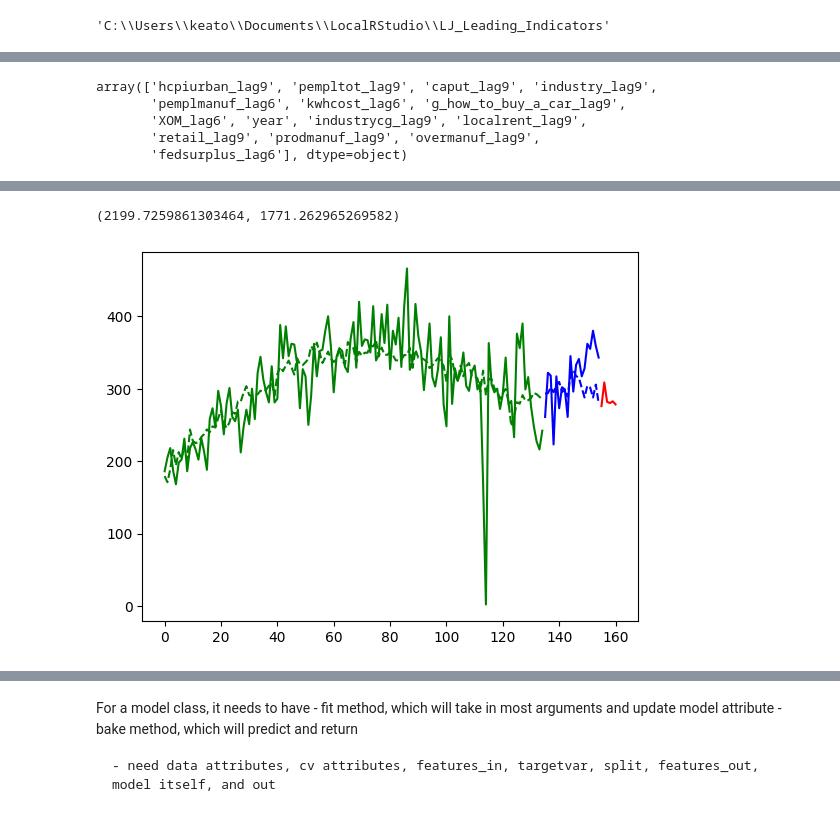
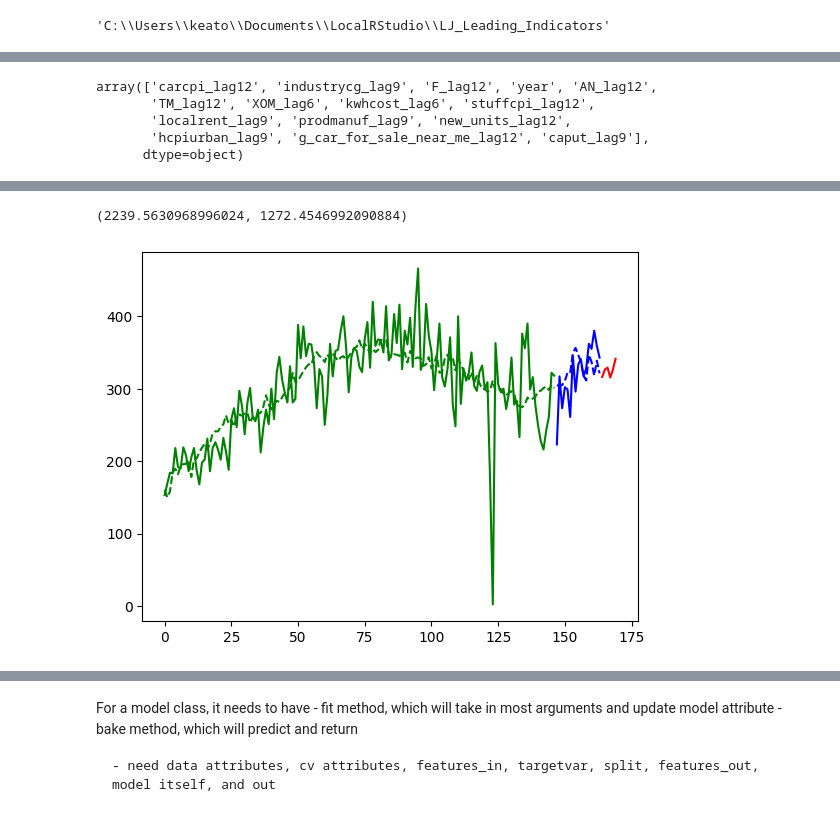
Before and after one commit to kmarkey/LJ_Leading_Indicators, a Jupyter notebook: models/dev/notebooks/train.ipynb, the cells around one changed output, grey strips where cells are left out. Saved outputs shown, nothing was run; the diff lists cells and outputs as text; code cells hidden in the pictures.

```diff
--- a/models/dev/notebooks/train.ipynb
+++ b/models/dev/notebooks/train.ipynb
@@ -29,7 +31,8 @@ from torch.autograd import Variable
 from torch import nn
 
 data = pd.read_csv("data/out/features.csv")
-split = 135
+
+split = (147)
 # %%
 # %% [output]
 'C:\\Users\\keato\\Documents\\LocalRStudio\\LJ_Leading_Indicators'
@@ -94,13 +98,13 @@ Test: 2541.010678007219
 gimp = g.get_importances(15, names = True)
 gimp
 # %% [output]
-array(['hcpiurban_lag9', 'pempltot_lag9', 'caput_lag9', 'industry_lag9',
-       'pemplmanuf_lag6', 'kwhcost_lag6', 'g_how_to_buy_a_car_lag9',
-       'XOM_lag6', 'year', 'industrycg_lag9', 'localrent_lag9',
-       'retail_lag9', 'prodmanuf_lag9', 'overmanuf_lag9',
-       'fedsurplus_lag6'], dtype=object)
+array(['carcpi_lag12', 'industrycg_lag9', 'F_lag12', 'year', 'AN_lag12',
+       'TM_lag12', 'XOM_lag6', 'kwhcost_lag6', 'stuffcpi_lag12',
+       'localrent_lag9', 'prodmanuf_lag9', 'new_units_lag12',
+       'hcpiurban_lag9', 'g_car_for_sale_near_me_lag12', 'caput_lag9'],
+      dtype=object)
 # %%
-g.fit(data = data, split = split, hidden_size= 16, num_epochs= 250, feature_selection=gimp, verbose = 2)
+g.fit(data = data, split = split, hidden_size= 16, num_epochs= 200, feature_selection=gimp, verbose = 2)
 g.predict(ahead = 6)
 out_eval(g.full, criterion=mean_squared_error, verbose = 2)
 # %% [output]
@@ -119,4 +123,4 @@ Test: 1771.262965269582
-(2199.7259861303464, 1771.262965269582)
+(2239.5630968996024, 1272.4546992090884)
-[figure, old version]
+[figure, new version]
 # %%
 m = lstm()
```
Also changed, not shown: parts of 7 cells of this notebook, 8 other files.
